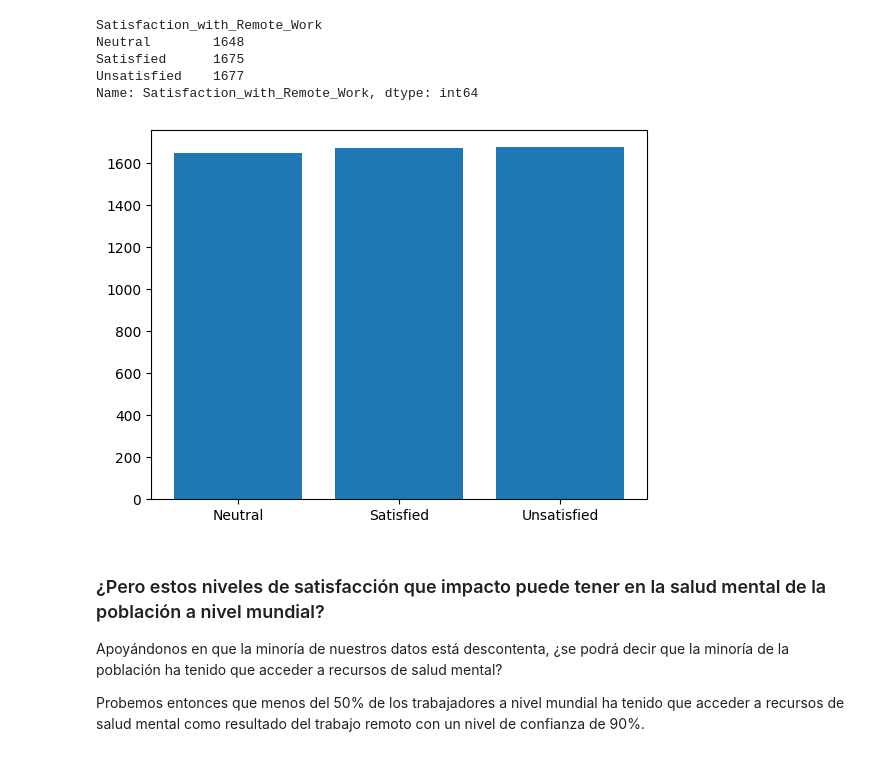
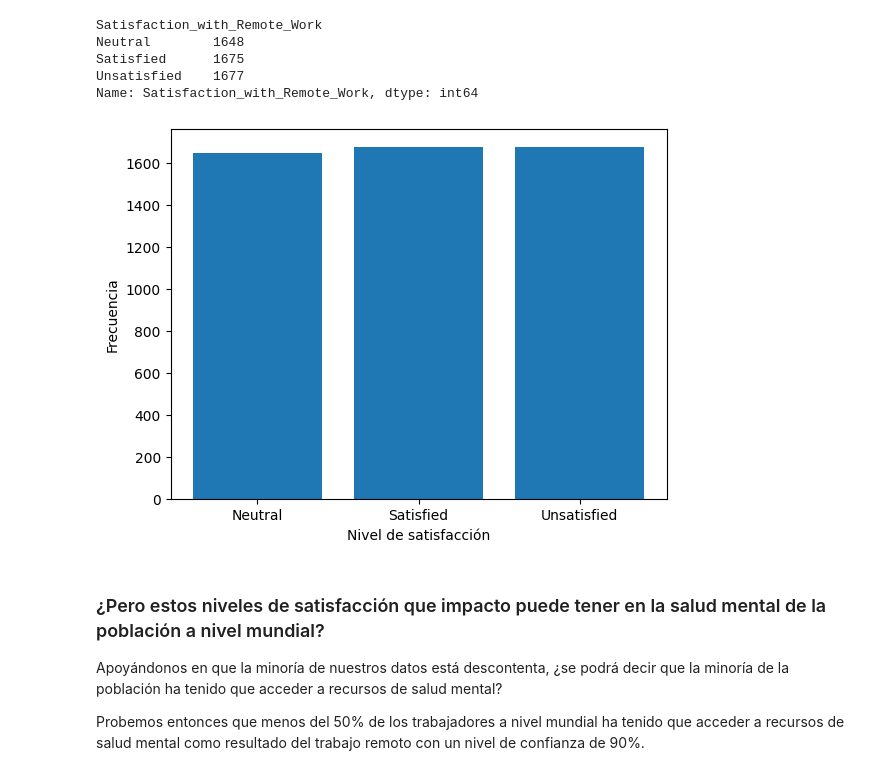
Before and after one commit to ClaudiaHdezPerez/ProyectoEstadistica, a Jupyter notebook: Proyecto/Proyecto.ipynb, the cells around one changed output. Saved outputs shown, nothing was run; the diff lists cells and outputs as text; code cells hidden in the pictures.

```diff
--- a/Proyecto/Proyecto.ipynb
+++ b/Proyecto/Proyecto.ipynb
@@ -81,9 +81,11 @@ Unsatisfied    1677
 Name: Satisfaction_with_Remote_Work, dtype: int64
 # %%
 plt.bar( satisfaction_counts.index, satisfaction_counts.values )
+plt.xlabel("Nivel de satisfacción")
+plt.ylabel("Frecuencia")
 plt.show()
 # %% [output]
-[figure, old version]
+[figure, new version]
 # %% [markdown]
 ### ¿Pero estos niveles de satisfacción que impacto puede tener en la salud mental de la población a nivel mundial?
 Apoyándonos en que la minoría de nuestros datos está descontenta, ¿se podrá decir que la minoría de la población ha tenido que acceder a recursos de salud mental?
```
Also changed, not shown: parts of 3 cells of this notebook.
